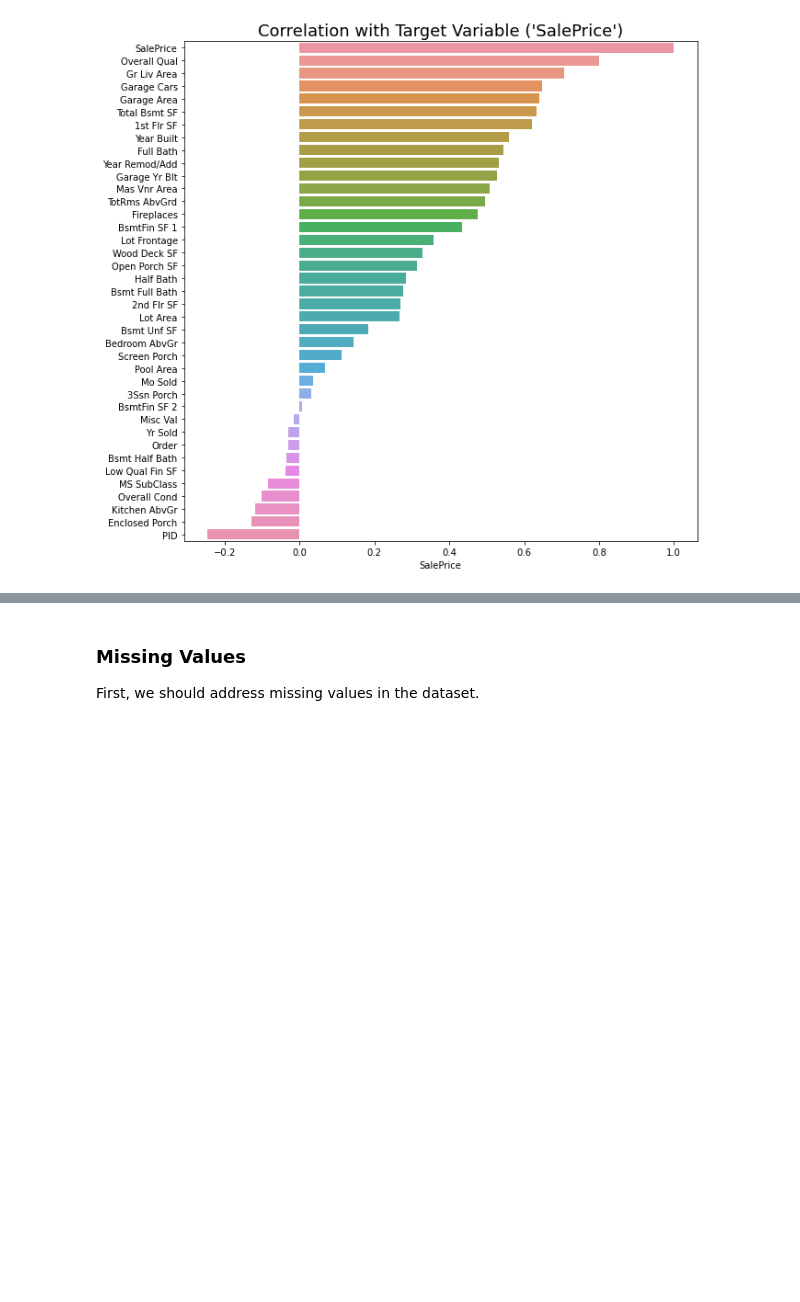
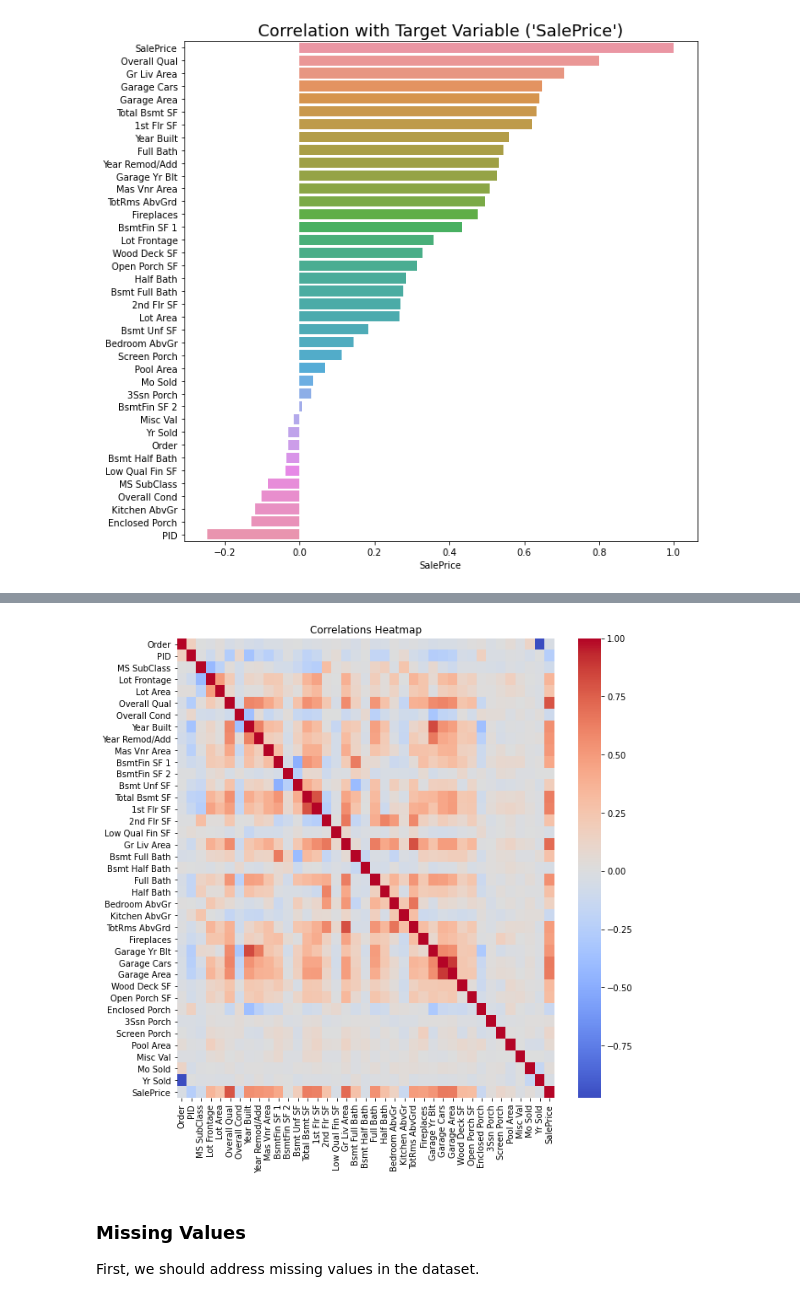
Before and after one commit to RekaCodes/real-estate-prediction, a Jupyter notebook: RE_price_predictions.ipynb, the cells around one changed output, grey strips where cells are left out. Cells and saved outputs as stored; diff of their text form; code cells hidden in the pictures; blank space fills up the shorter version.

```diff
--- a/RE_price_predictions.ipynb
+++ b/RE_price_predictions.ipynb
@@ -140,6 +141,13 @@ Benefits of dimensionality reduction:
 	<li>Reduces overfitting.</li>
 	<li>Improves accuracy.</li>
 </ol>
+# %%
+plt.figure(figsize=(10,10))
+sns.heatmap(df.corr(), cmap='coolwarm')
+plt.title('Correlations Heatmap')
+plt.show()
+# %% [output]
+[figure, added]
 # %% [markdown]
 ### Missing Values
 First, we should address missing values in the dataset.
```
Also changed, not shown: parts of 27 cells of this notebook.
